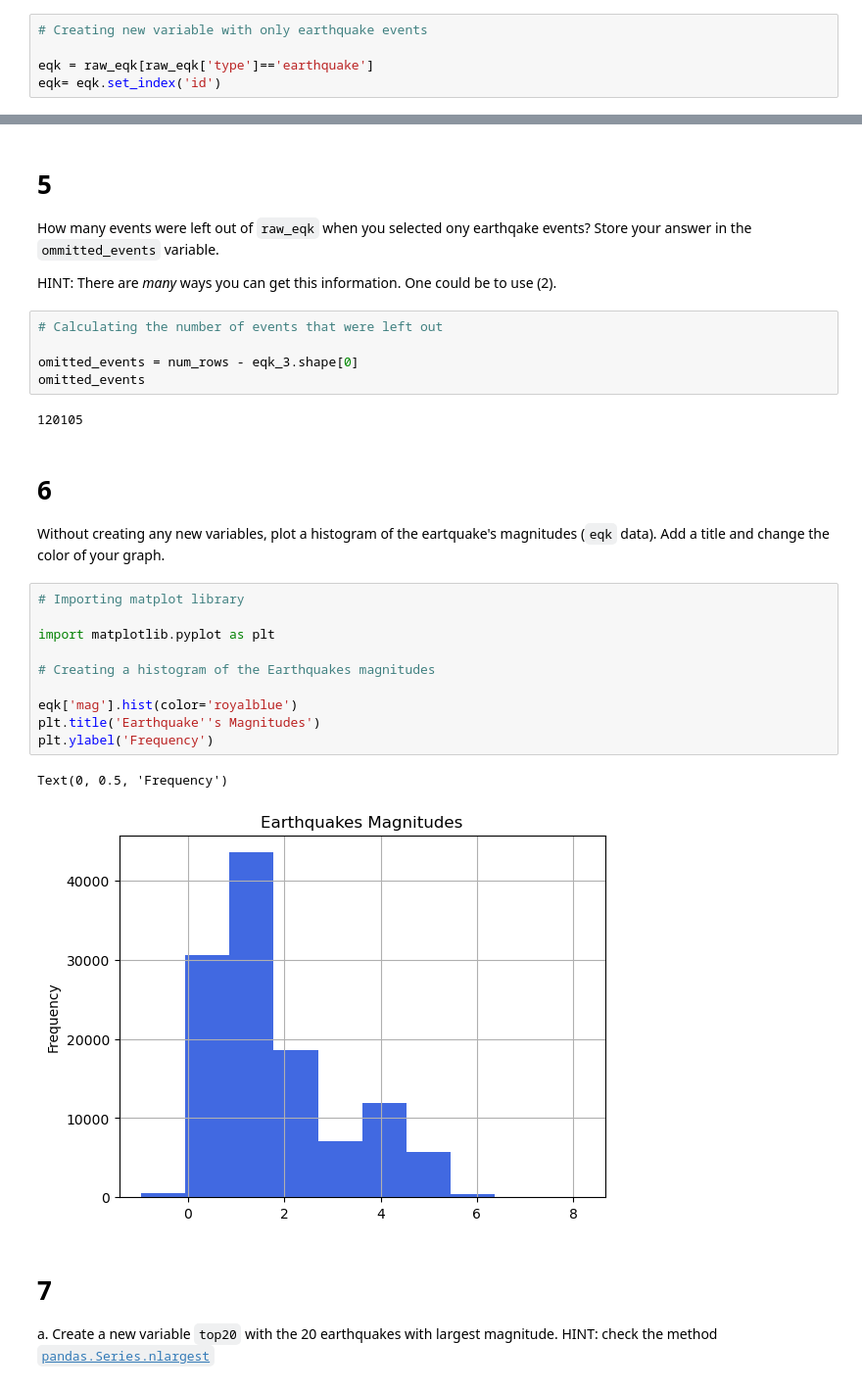
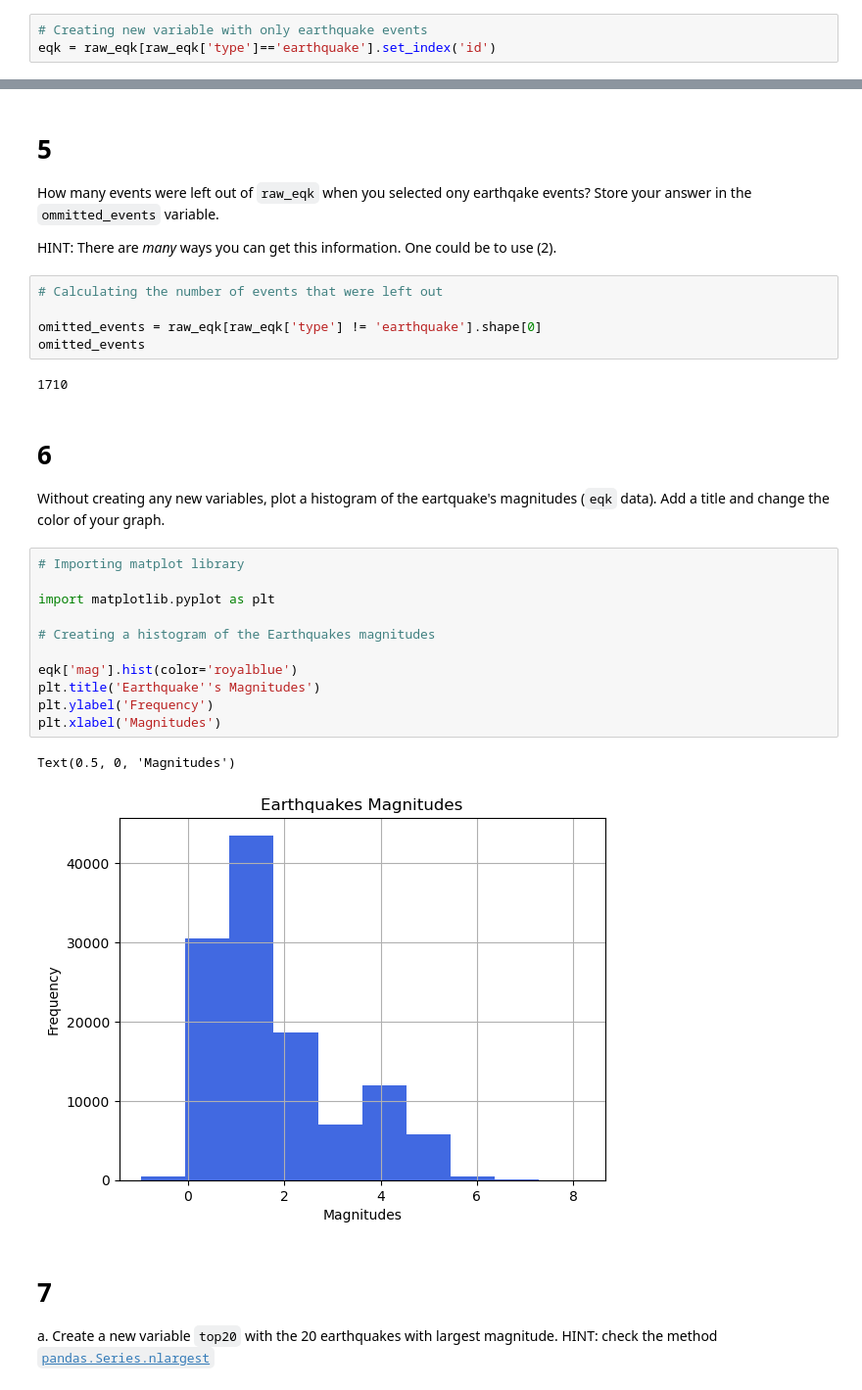
Before and after one commit to kpaya/eds220-hwk1, a Jupyter notebook: hwk1-task3-earthquakes.ipynb, the cells around one changed output, grey strips where cells are left out. Shown at 98% size. Drawn from its saved outputs; the diff is of its cells as text.

```diff
--- a/hwk1-task3-earthquakes.ipynb
+++ b/hwk1-task3-earthquakes.ipynb
@@ -116,9 +115,7 @@ array(['earthquake', 'quarry blast', 'quarry', 'mining explosion',
 a. Select only earthquake events and store them as `eqk` (variable name). Update the index of `eqk` to be the `id` column of the dataframe.
 # %%
 # Creating new variable with only earthquake events
-
-eqk = raw_eqk[raw_eqk['type']=='earthquake']
-eqk= eqk.set_index('id')
+eqk = raw_eqk[raw_eqk['type']=='earthquake'].set_index('id')
 # %%
 # View the dataframe
 
@@ -163,10 +160,10 @@ HINT: There are *many* ways you can get this information. One could be to use (2
 # %%
 # Calculating the number of events that were left out
 
-omitted_events = num_rows - eqk_3.shape[0]
+omitted_events = raw_eqk[raw_eqk['type'] != 'earthquake'].shape[0]
 omitted_events
 # %% [output]
-120105
+1710
 # %% [markdown]
 <!-- BEGIN QUESTION -->
 
@@ -175,16 +172,17 @@ Without creating any new variables, plot a histogram of the eartquake's magnitud
 # %%
 # Importing matplot library
 
 import matplotlib.pyplot as plt
 
 # Creating a histogram of the Earthquakes magnitudes
 
 eqk['mag'].hist(color='royalblue')
 plt.title('Earthquake''s Magnitudes')
 plt.ylabel('Frequency')
+plt.xlabel('Magnitudes')
 # %% [output]
-Text(0, 0.5, 'Frequency')
+Text(0.5, 0, 'Magnitudes')
-[figure, old version]
+[figure, new version]
 # %% [markdown]
 <!-- END QUESTION -->
 
```
Also changed, not shown: parts of 8 cells of this notebook, 2 other files.
